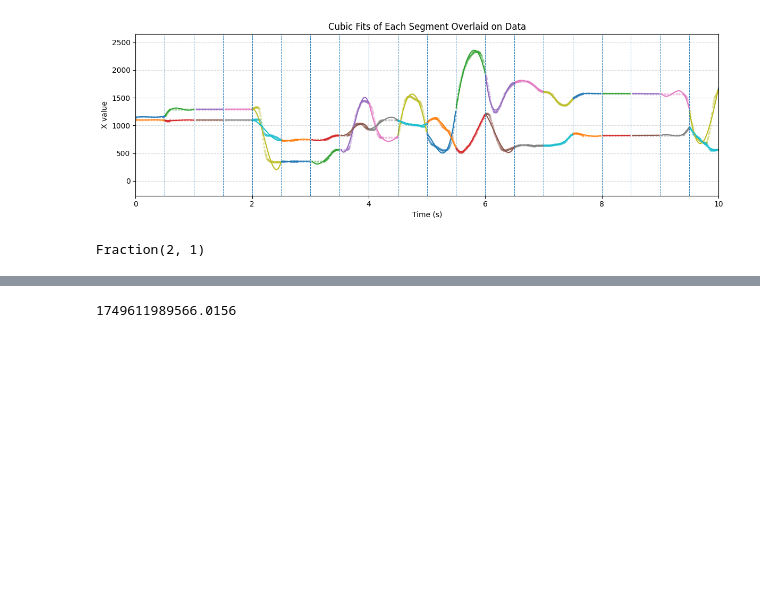
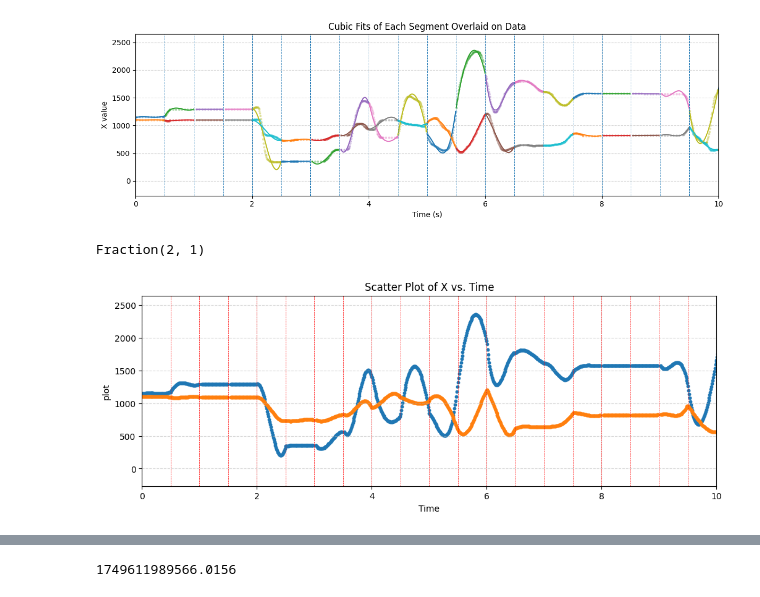
Before and after one commit to induction-labs/induction-labs, a Jupyter notebook: repos/actioncollector/src/actioncollector/playground/testing.ipynb, the cells around one changed output, grey strips where cells are left out. Drawn from its saved outputs; the diff is of its cells as text; code cells hidden in the pictures; blank space fills up the shorter version.

```diff
--- a/repos/actioncollector/src/actioncollector/playground/testing.ipynb
+++ b/repos/actioncollector/src/actioncollector/playground/testing.ipynb
@@ -164,8 +164,9 @@ video_stream = container.streams.video[0]
 # %%
 import json
 ACTIONS_PATH = [
-    f'../../../tmp/2025-06-12_111012_Y7FM5/action_capture_{i:06d}.jsonl'
-    for i in range(0, 2)
+    f"/Users/jonathan/Documents/programming/induction/induction-labs/repos/actioncollector/tmp/action_capture/jonathan/2025-06-14_140546_PWLAD/action_capture_000000.jsonl"
+    # f'../../../tmp/2025-06-12_111012_Y7FM5/action_capture_{i:06d}.jsonl'
+    # for i in range(0, 2)
 ]
 
 # Load actions (one JSON record per line)
@@ -187,0 +189,17 @@ print(actions[-1])
+# %%
+previous_time = None
+for i, frame in enumerate(container.decode(video=0)):
+    # frame.pts is the integer PTS in stream time_base units
+    pts = frame.pts
+    # stream.time_base is a Fraction, so pts * time_base gives seconds
+    seconds = float(pts * video_stream.time_base)
+    # seconds is a utc timestamp in seconds
+    # actual_frame_time = datetime.datetime.fromtimestamp(seconds)
+    if previous_time:
+        print(f"Frame {i} at {seconds:.3f} seconds")
+        # print delta
+        print(f"Delta: {seconds - previous_time:.3f} seconds")
+    previous_time = seconds
+
+    if i > 50:
+        break
@@ -284,5 +324,5 @@ from IPython.display import display, clear_output
 # %%
-output = av.open('output.mp4', mode='w')
+output = av.open('output_realtime_100.mp4', mode='w')
 out_stream = output.add_stream('libx264', rate=video_stream.average_rate)
 out_stream.width = video_stream.width
 out_stream.height = video_stream.height
@@ -295,7 +335,7 @@ for i, frame in enumerate(container.decode(video=0)):
     # Compute frame time
     pts = frame.pts
     one_frame_time = float(512 * video_stream.time_base)
-    seconds = float(pts * video_stream.time_base) - one_frame_time
+    seconds = float(pts * video_stream.time_base) - one_frame_time * 100
 
     # Find surrounding actions
     idx = bisect.bisect_left(timestamps, seconds)
@@ -379,7 +419,7 @@ actions
 # plot actions with matplotlib
 import matplotlib.pyplot as plt
 
-def plot_actions(actions_timed, frame_cutoff_lines=[], x_range=None):
+def plot_actions_normal(actions_timed, frame_cutoff_lines=[], x_range=None):
     x_vals    = [point["x"]    for point in actions_timed]
     y_vals    = [point["y"]    for point in actions_timed]
     time_vals = [point["timestamp"]-actions[0]["timestamp"] for point in actions_timed]
@@ -738,2 +778,6 @@ video_stream.average_rate  /15
 # %% [output]
 Fraction(2, 1)
+# %%
+plot_actions_normal(new_cubic_points, frame_cutoff_lines=frame_cutoff_lines_understandable[1:]-frame_cutoff_lines_understandable[0], x_range=(0, 10))
+# %% [output]
+[figure, added]
```
Also changed, not shown: parts of 11 cells of this notebook, 5 other files.
